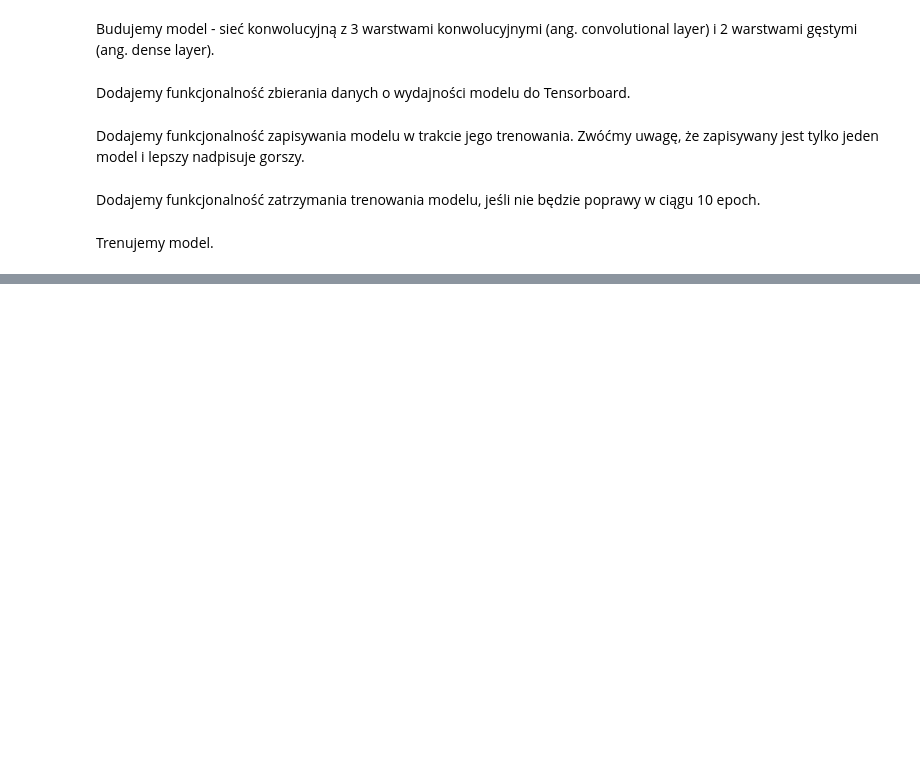
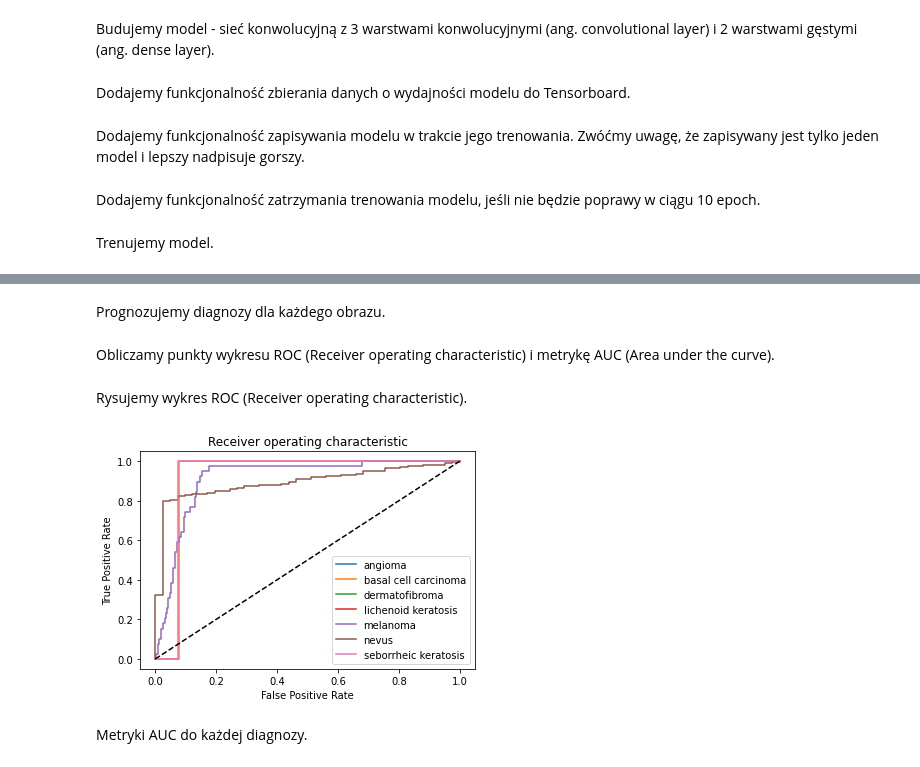
Before and after one commit to nearlyphd/masters-thesis---melanoma-analysis-with-fnn, a Jupyter notebook: cnn/notebook.ipynb, the cells around one changed output, grey strips where cells are left out. Saved outputs shown, nothing was run; the diff lists cells and outputs as text; code cells hidden in the pictures; blank space fills up the shorter version.

```diff
--- a/cnn/notebook.ipynb
+++ b/cnn/notebook.ipynb
@@ -145,0 +131,6 @@ array([[0.23692192, 0.4748865 , 0.16597988, 0.12221172],
+# %%
+datagen = ImageDataGenerator(rescale=1. / 255)
+testing_set = datagen.flow_from_directory('/isic-test',
+                                           target_size=(128, 128),
+                                           batch_size=32,
+                                           class_mode='categorical')
@@ -145,0 +141,35 @@ array([[0.23692192, 0.4748865 , 0.16597988, 0.12221172],
+# %%
+true_labels = np.concatenate([testing_set[i][1] for i in range(len(testing_set))], axis=0)
+# %% [markdown]
+Prognozujemy diagnozy dla każdego obrazu.
+# %%
+predicted_labels = model.predict(testing_set)
+# %% [markdown]
+Obliczamy punkty wykresu ROC (Receiver operating characteristic) i metrykę AUC (Area under the curve).
+# %%
+fpr = dict()
+tpr = dict()
+auc_metric = dict()
+
+diagnosis_index_dict = {v: k for k, v in training_set.class_indices.items()}
+
+for i in range(DIAGNOSIS_NUMBER):
+    diagnosis = diagnosis_index_dict[i]
+    fpr[diagnosis], tpr[diagnosis], _ = roc_curve(true_labels[:, i], predicted_labels[:, i])
+    auc_metric[diagnosis] = auc(fpr[diagnosis], tpr[diagnosis])
+# %% [markdown]
+Rysujemy wykres ROC (Receiver operating characteristic).
+# %%
+for diagnosis in training_set.class_indices:
+    plt.plot(fpr[diagnosis], tpr[diagnosis], label=diagnosis)
+
+plt.plot([0, 1], [0, 1], 'k--')
+plt.xlabel('False Positive Rate')
+plt.ylabel('True Positive Rate')
+plt.title('Receiver operating characteristic')
+plt.legend(loc="lower right")
+plt.show()
+# %% [output]
+[figure, added]
+# %% [markdown]
+Metryki AUC do każdej diagnozy.
```
Also changed, not shown: parts of 17 cells of this notebook, 2 other files.
